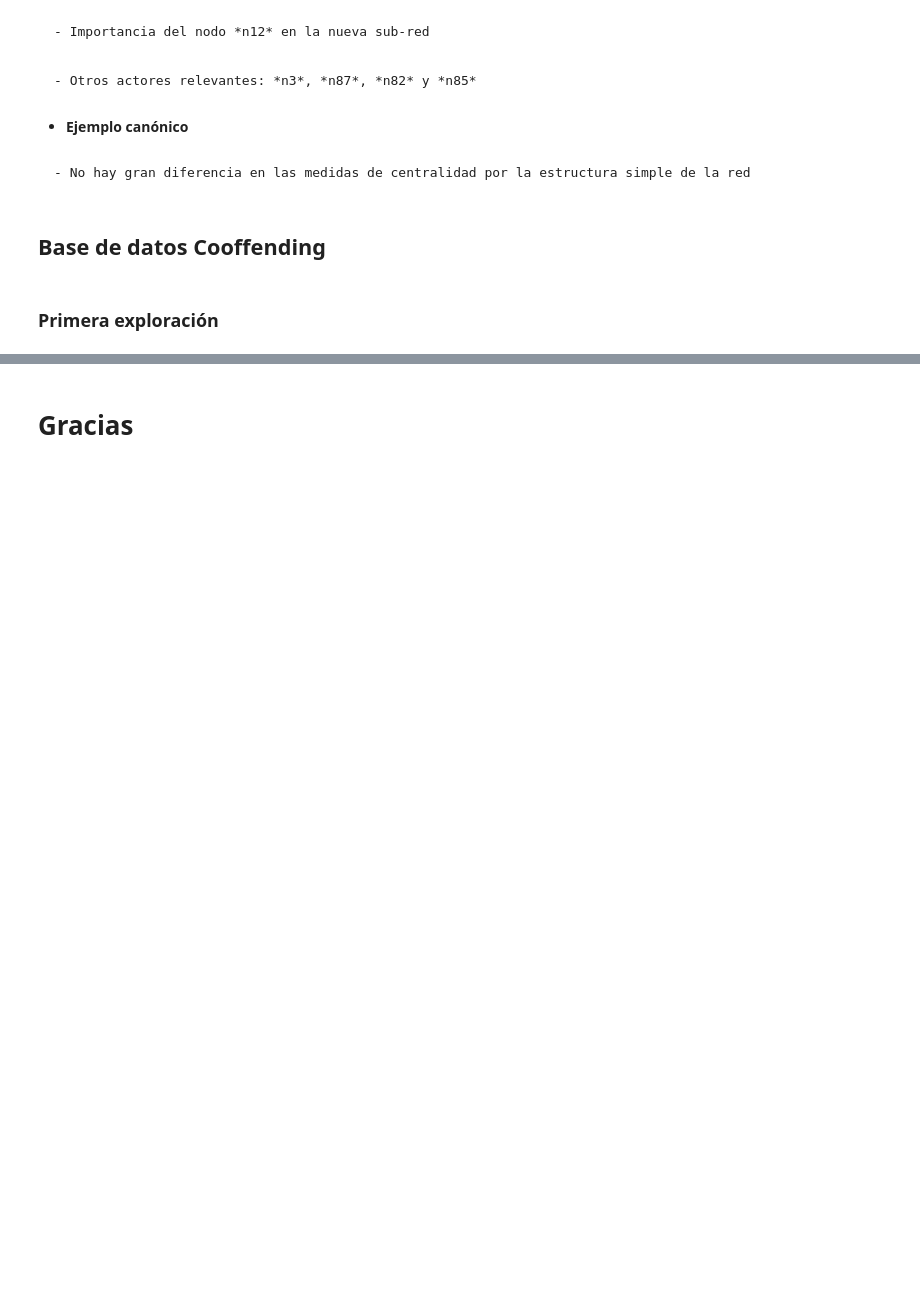
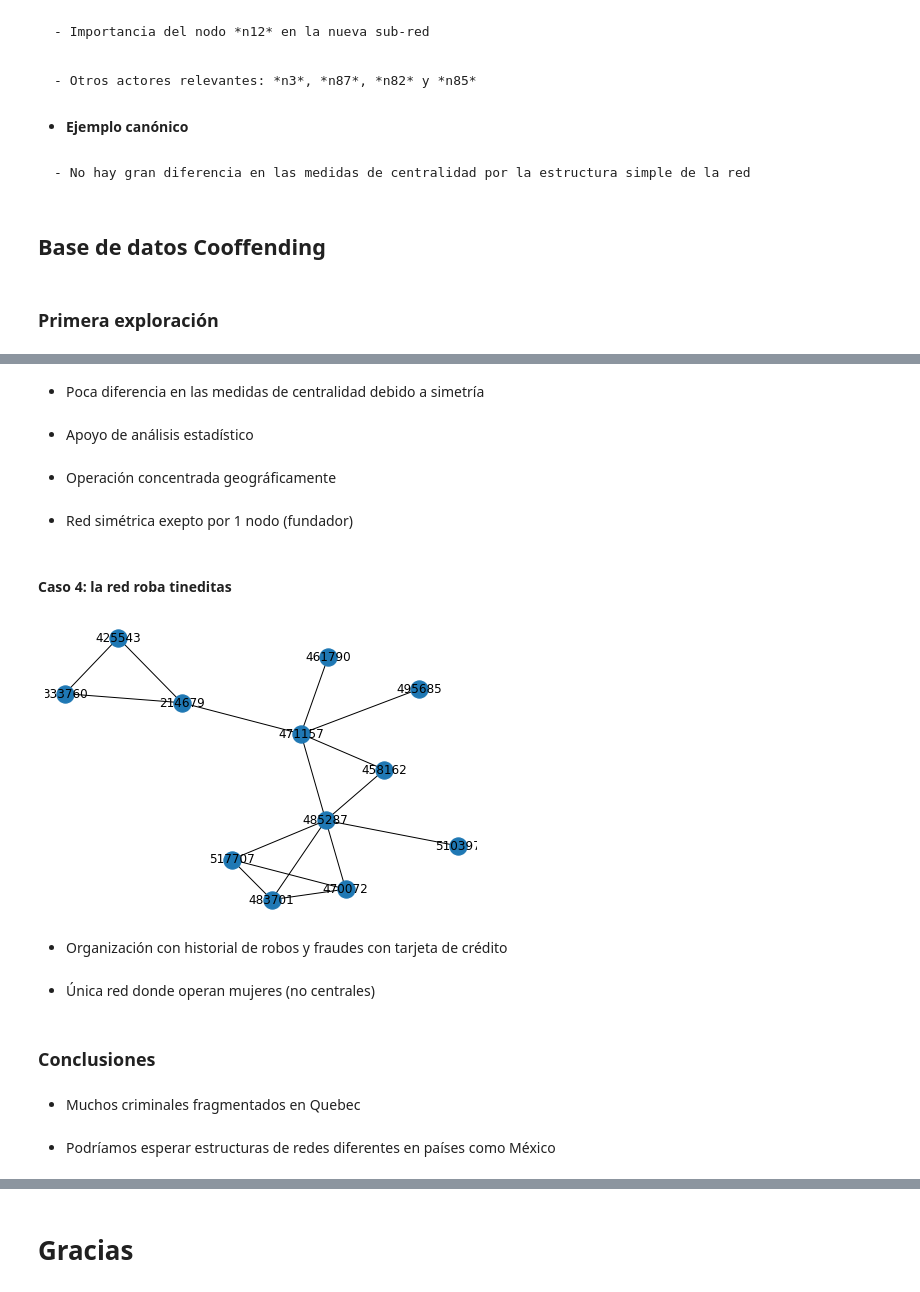
Before and after one commit to santibatte/criminal_communities, a Jupyter notebook: presentation/pres.ipynb, the cells around one changed output, grey strips where cells are left out. Cells and saved outputs as stored; diff of their text form; code cells hidden in the pictures; blank space fills up the shorter version.

```diff
--- a/presentation/pres.ipynb
+++ b/presentation/pres.ipynb
@@ -106,0 +132,25 @@ HTML('<iframe width="2000" height="900" src="http://[::]:8000/" frameborder="0"
+# %% [markdown]
+- Poca diferencia en las medidas de centralidad debido a simetría
+# %% [markdown]
+- Apoyo de análisis estadístico
+# %% [markdown]
+- Operación concentrada geográficamente
+# %% [markdown]
+- Red simétrica exepto por 1 nodo (fundador)
+# %% [markdown]
+#### Caso 4: la red roba tineditas
+# %%
+Gr_top_4 = G.subgraph(Gccr[3])
+nx.draw(Gr_top_4, pos=nx.drawing.nx_agraph.graphviz_layout(Gr_top_4), with_labels=True)
+# %% [output]
+[figure, added]
+# %% [markdown]
+- Organización con historial de robos y fraudes con tarjeta de crédito
+# %% [markdown]
+- Única red donde operan mujeres (no centrales)
+# %% [markdown]
+### Conclusiones
+# %% [markdown]
+- Muchos criminales fragmentados en Quebec
+# %% [markdown]
+- Podríamos esperar estructuras de redes diferentes en países como México
```
Also changed, not shown: parts of 16 cells of this notebook.
